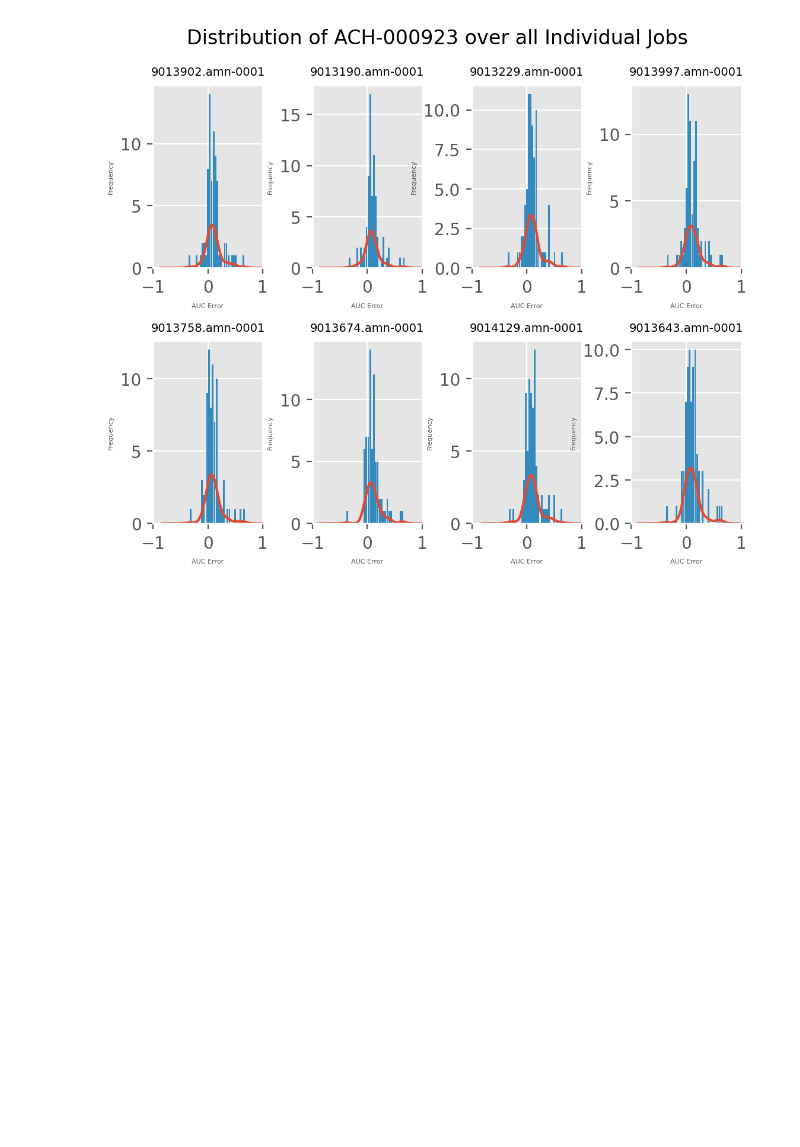
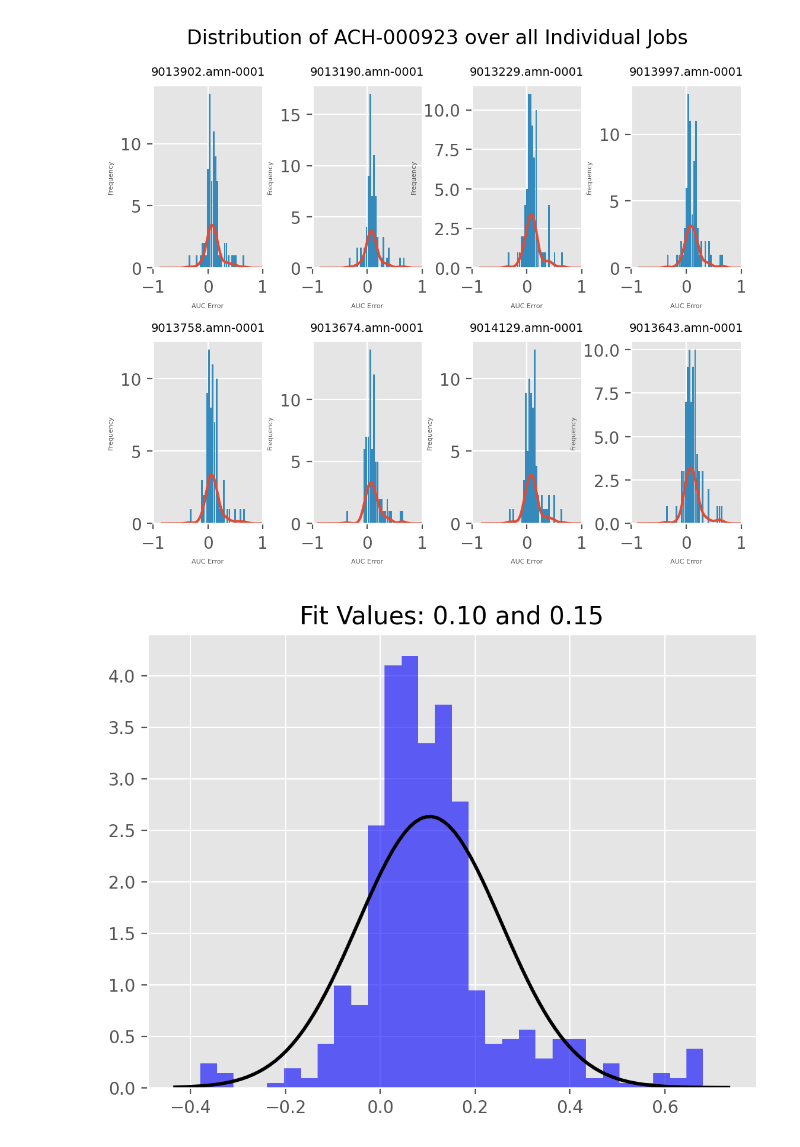
Before and after one commit to jakegwinn/argonne, a Jupyter notebook: cell_analysis.ipynb, the cells around one changed output. Saved outputs shown, nothing was run; the diff lists cells and outputs as text; code cells hidden in the pictures; blank space fills up the shorter version.

```diff
--- a/cell_analysis.ipynb
+++ b/cell_analysis.ipynb
@@ -652,3 +676,7 @@ make_multiplot("ACH-000923", path=path, wanted_jobs=os.listdir(path))
 # %% [output]
 TOTAL: 8-----((2.0, 4.0))
 [figure]
+# %%
+norm_hist(cell_dict["ACH-000923"]["AUCError"])
+# %% [output]
+[figure, added]
```
Also changed, not shown: parts of 6 cells of this notebook, 6 other files.
